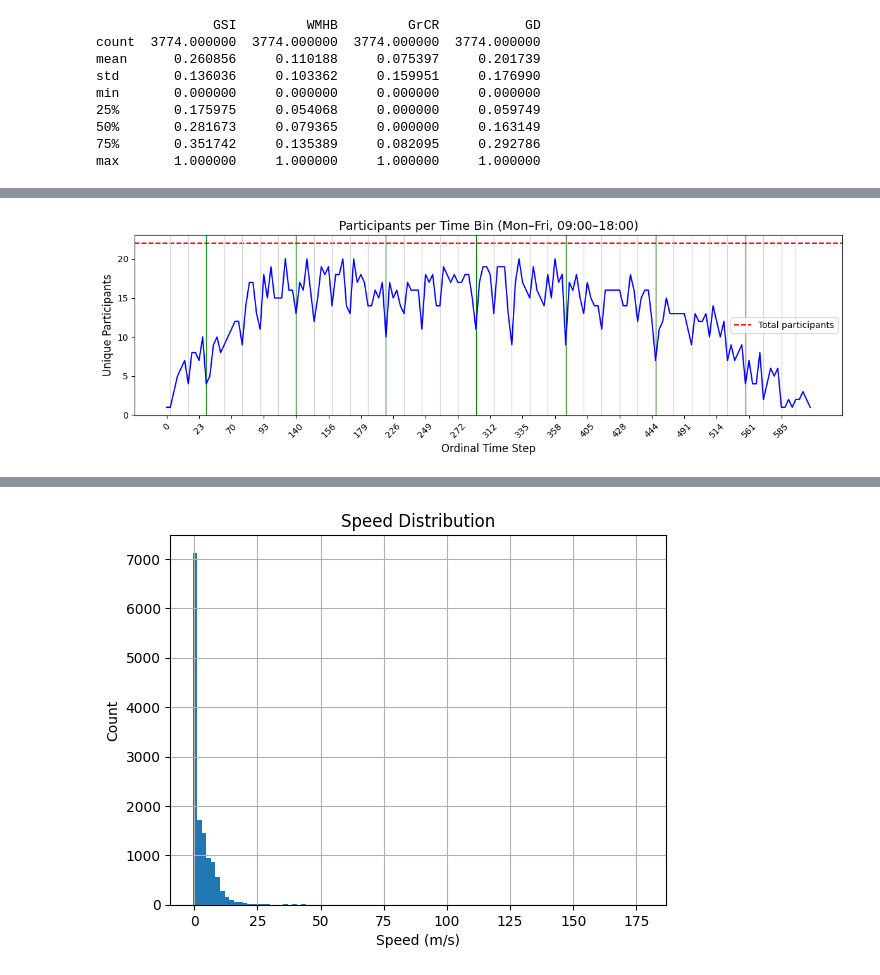
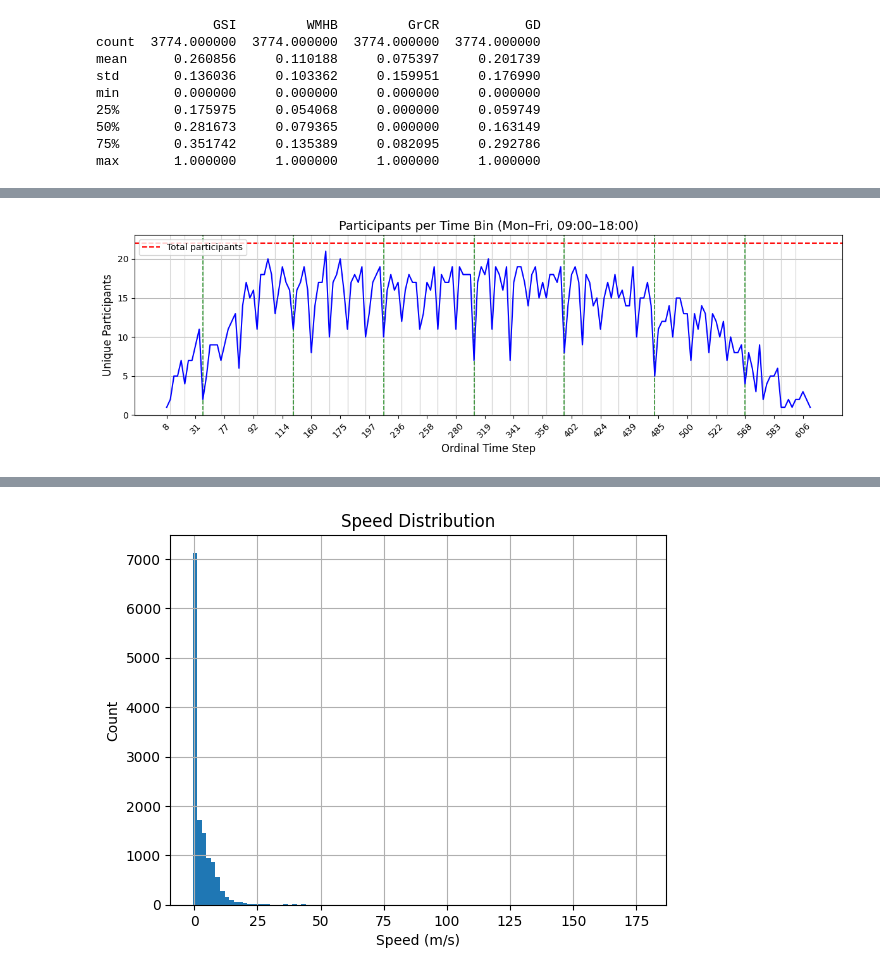
Before and after one commit to michelegiampaolo/mobility-seoul, a Jupyter notebook: Data/mobility_model.ipynb, the cells around one changed output, grey strips where cells are left out. Drawn from its saved outputs; the diff is of its cells as text; code cells hidden in the pictures.

```diff
--- a/Data/mobility_model.ipynb
+++ b/Data/mobility_model.ipynb
@@ -52,0 +96,15 @@ positions_links_df["id_participant"] = positions_links_df["id_participant"] - 1
+# %%
+gaps = []
+
+for pid, group in positions_links_df.groupby("id_participant"):
+    group = group.sort_values("merged_datetime")
+    stays = group[group["node_id"] == group["node_id"].shift()]
+    delta = group["merged_datetime"].diff()
+    gaps.extend(delta.dropna().values)
+
+plt.hist(np.array(gaps) / 60, bins=1000)
+plt.xlim(0, 100)
+plt.xlabel("Time gap between same-node records (minutes)")
+plt.title("Histogram of stay durations")
+plt.grid()
+plt.show()
@@ -96,18 +263,15 @@ max       1.000000     1.000000     1.000000     1.000000
 # %%
 # dividing the data into time bins
 
-interval = 60 * 60 * 2      # 3600 seconds (1 hour)
+interval = 60 * 60 * 2      # 2 hours in seconds
                             # only choosing intervals that divide 24 evenly [1h, 2h, 3h, 4h, 6h, 8h, 12h, 24h, etc.]
 
 
 # start_time = positions_links_df["merged_datetime"].min()
-start_time = positions_links_df["timestamp"].dt.floor("D").min()    # aligning to midnight of the first day
+start_time_dt = positions_links_df["timestamp"].dt.floor("D").min()                     # aligning to midnight of the first day
+start_time = int(start_time_dt.timestamp())                                             # timestamp in seconds
 end_time = positions_links_df["merged_datetime"].max()
 
 positions_links_df['time_seconds'] = positions_links_df['merged_datetime'] - start_time         # time in seconds since the start
 positions_links_df['time_bin'] = (positions_links_df["time_seconds"] // interval).astype(int)   # dividing them into time bins
 participant_counts = positions_links_df.groupby("time_bin")["id_participant"].nunique()         # counting the number of participants in each time bin
-
-# adding day and week time fields
-positions_links_df["hour_of_day"] = positions_links_df["timestamp"].dt.hour
-positions_links_df["day_of_week"] = positions_links_df["day_of_week"] = positions_links_df["timestamp"].dt.dayofweek  # Monday=0 ... Sunday=6
@@ -149,35 +321,36 @@ for b in excluded_bins:
         if hour < 9 or hour >= 18:
             weekday_night_bins.append(b)
     else:  # Saturday or Sunday
         weekend_bins.append(b)
 
 # Map bin values to ordinal x positions (same as x_labels)
 bin_to_x = {b: i for i, b in enumerate(included_bins)}
 
 # Plot vertical lines for removed bins
 for b in weekday_night_bins:
     if b in bin_to_x:
         continue  # don't draw if this bin was actually kept
     idx = np.searchsorted(included_bins, b)
     if 0 <= idx < len(x_positions):
         plt.axvline(x=idx, color='lightgray', linestyle='-', linewidth=0.75, alpha =1)
 
 for b in weekend_bins:
     idx = np.searchsorted(included_bins, b)
     if 0 <= idx < len(x_positions):
-        plt.axvline(x=idx, color='green', linestyle='-', linewidth=0.75, alpha=0.2)
+        plt.axvline(x=idx, color='green', linestyle='--', linewidth=1.2, alpha=0.05)
 
 plt.plot(x_positions, participant_counts.values, color='blue')
 
 plt.xticks(x_positions[::max(len(x_positions)//20,1)], x_labels[::max(len(x_labels)//20,1)], rotation=45)
 plt.title("Participants per Time Bin (Mon–Fri, 09:00–18:00)", fontsize=14)
 plt.xlabel("Ordinal Time Step", fontsize=12)
 plt.ylabel("Unique Participants", fontsize=12)
 plt.legend()
 plt.tight_layout()
+plt.grid(axis='y')
 plt.show()
 # %% [output]
-[figure, old version]
+[figure, new version]
 # %%
 # normalizing edge features
 
```
Also changed, not shown: parts of 11 cells of this notebook.
